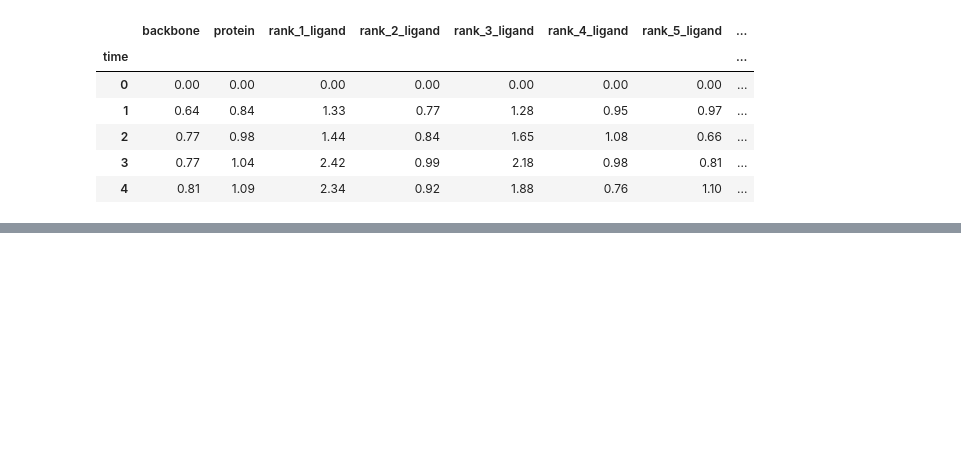
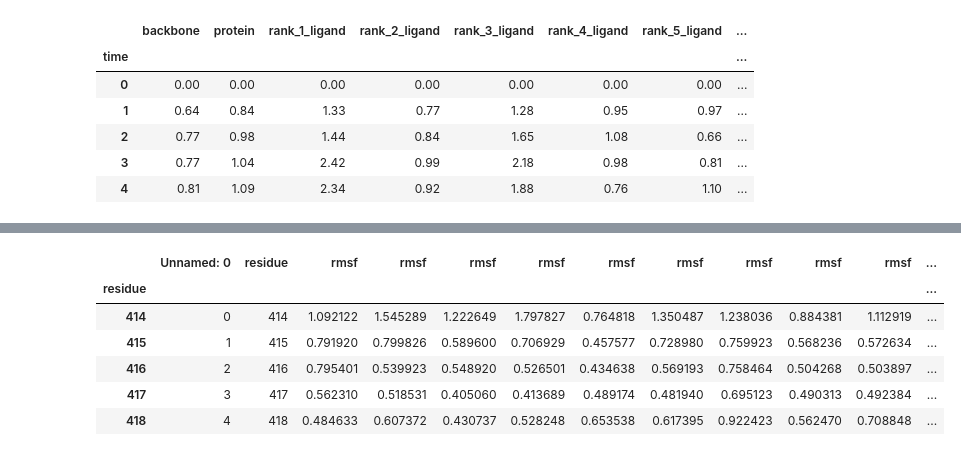
Before and after one commit to DeokhyeonYoon/Molecular-Dynamics-Simulation, a Jupyter notebook: merge_results.ipynb, the cells around one changed output, grey strips where cells are left out. Saved outputs shown, nothing was run; the diff lists cells and outputs as text; code cells hidden in the pictures; blank space fills up the shorter version.

```diff
--- a/merge_results.ipynb
+++ b/merge_results.ipynb
@@ -56,0 +65,11 @@ plt.savefig("rmsd_merged_plot.png")
+# %%
+rank1 = pd.read_csv("./rank1_rmsf_results.csv")
+rank2 = pd.read_csv("./rank2_rmsf_results.csv", usecols=["rmsf"])
+rank3 = pd.read_csv("./rank3_rmsf_results.csv", usecols=["rmsf"])
+rank4 = pd.read_csv("./rank4_rmsf_results.csv", usecols=["rmsf"])
+rank5 = pd.read_csv("./rank5_rmsf_results.csv", usecols=["rmsf"])
+rank6 = pd.read_csv("./rank6_rmsf_results.csv", usecols=["rmsf"])
+rank7 = pd.read_csv("./rank7_rmsf_results.csv", usecols=["rmsf"])
+rank8 = pd.read_csv("./rank8_rmsf_results.csv", usecols=["rmsf"])
+rank9 = pd.read_csv("./rank9_rmsf_results.csv", usecols=["rmsf"])
+rank10 = pd.read_csv("./rank10_rmsf_results.csv", usecols=["rmsf"])
@@ -56,0 +88,10 @@ plt.savefig("rmsd_merged_plot.png")
+# %%
+merge_data.head()
+# %% [output]
+|  | Unnamed: 0 | residue | rmsf | rmsf | rmsf | rmsf | rmsf | rmsf | rmsf | rmsf | rmsf | ... |
+| residue |  |  |  |  |  |  |  |  |  |  |  | ... |
+| 414 | 0 | 414 | 1.092122 | 1.545289 | 1.222649 | 1.797827 | 0.764818 | 1.350487 | 1.238036 | 0.884381 | 1.112919 | ... |
+| 415 | 1 | 415 | 0.791920 | 0.799826 | 0.589600 | 0.706929 | 0.457577 | 0.728980 | 0.759923 | 0.568236 | 0.572634 | ... |
+| 416 | 2 | 416 | 0.795401 | 0.539923 | 0.548920 | 0.526501 | 0.434638 | 0.569193 | 0.758464 | 0.504268 | 0.503897 | ... |
+| 417 | 3 | 417 | 0.562310 | 0.518531 | 0.405060 | 0.413689 | 0.489174 | 0.481940 | 0.695123 | 0.490313 | 0.492384 | ... |
+| 418 | 4 | 418 | 0.484633 | 0.607372 | 0.430737 | 0.528248 | 0.653538 | 0.617395 | 0.922423 | 0.562470 | 0.708848 | ... |
```
Also changed, not shown: parts of 10 cells of this notebook, 21 other files.
